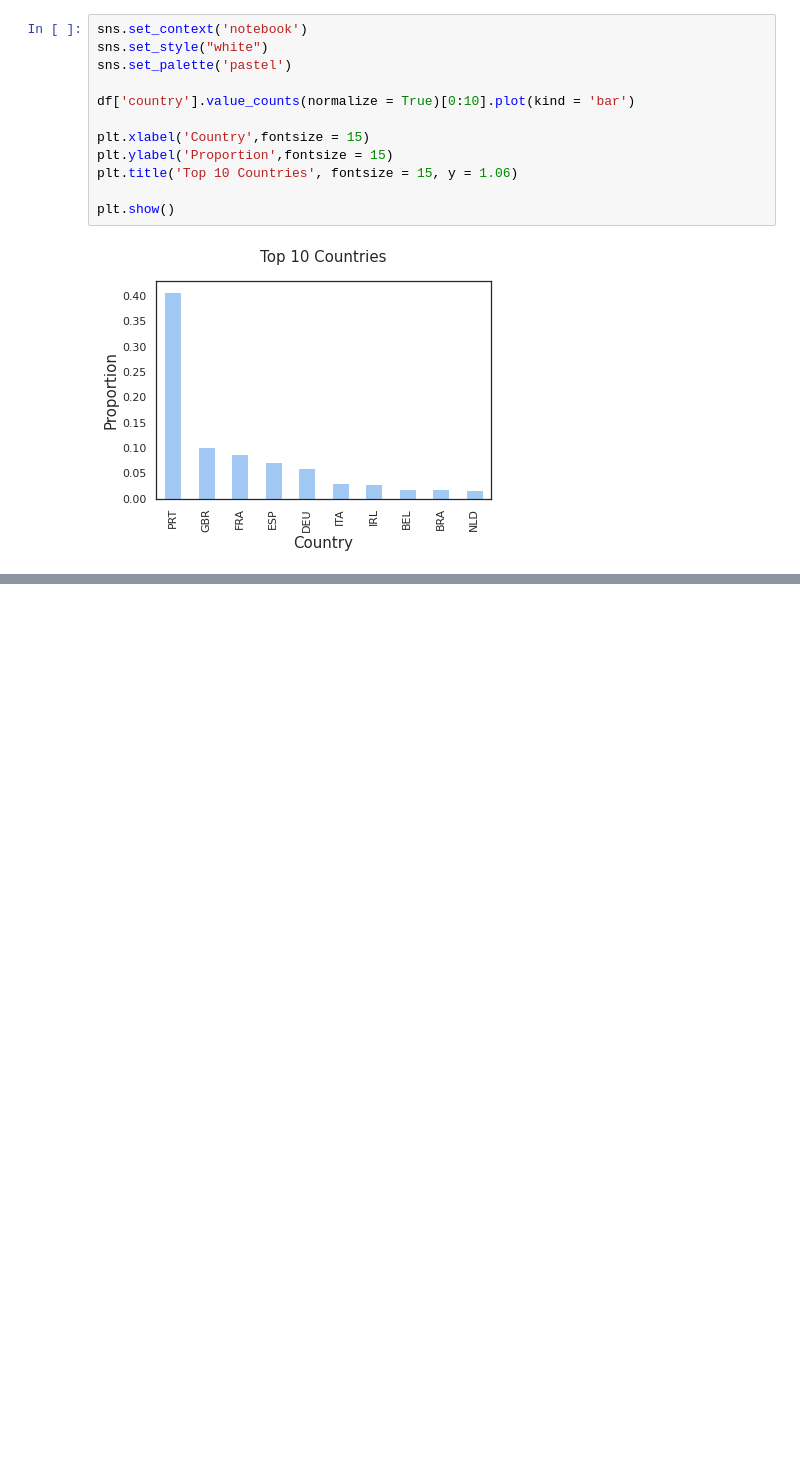
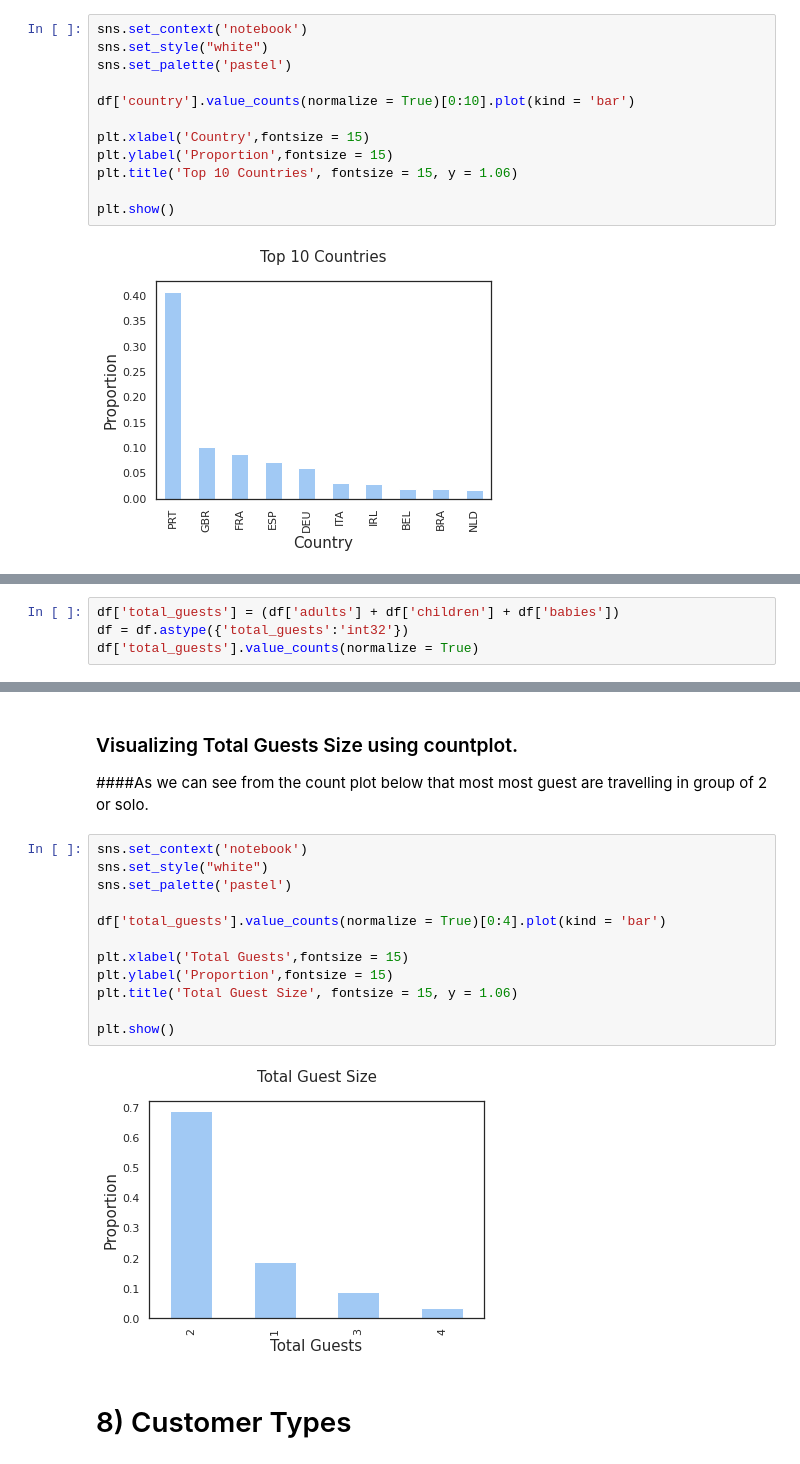
Before and after one commit to mdabushad/Hotel-Booking-Analysis-EDA-Capstone, a Jupyter notebook: data_machines_Hotel_Booking_Analysis_Capstone_Project.ipynb, the cells around one changed output, grey strips where cells are left out. Drawn from its saved outputs; the diff is of its cells as text; blank space fills up the shorter version.

```diff
--- a/data_machines_Hotel_Booking_Analysis_Capstone_Project.ipynb
+++ b/data_machines_Hotel_Booking_Analysis_Capstone_Project.ipynb
@@ -270,0 +342,4 @@ plt.show()
+# %%
+df['total_guests'] = (df['adults'] + df['children'] + df['babies'])
+df = df.astype({'total_guests':'int32'})
+df['total_guests'].value_counts(normalize = True)
@@ -270,0 +363,20 @@ plt.show()
+# %% [markdown]
+### Visualizing Total Guests Size using countplot.
+
+####As we can see from the count plot below that most most guest are travelling in group of 2 or solo.
+# %%
+sns.set_context('notebook')
+sns.set_style("white")
+sns.set_palette('pastel')
+
+df['total_guests'].value_counts(normalize = True)[0:4].plot(kind = 'bar')
+
+plt.xlabel('Total Guests',fontsize = 15)
+plt.ylabel('Proportion',fontsize = 15)
+plt.title('Total Guest Size', fontsize = 15, y = 1.06)
+
+plt.show()
+# %% [output]
+[figure, added]
+# %% [markdown]
+# 8) Customer Types
```
Also changed, not shown: parts of 30 cells of this notebook.
